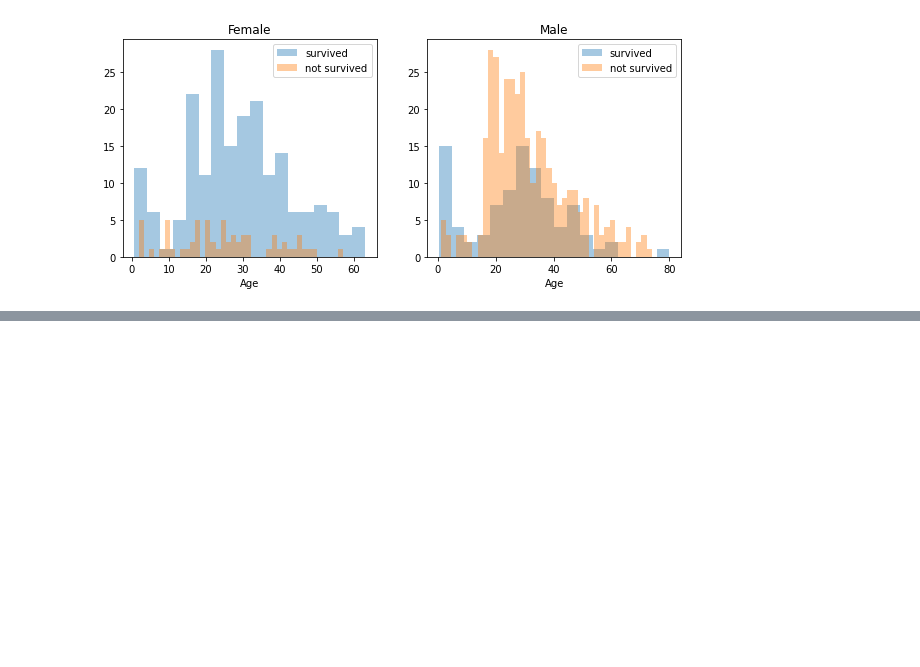
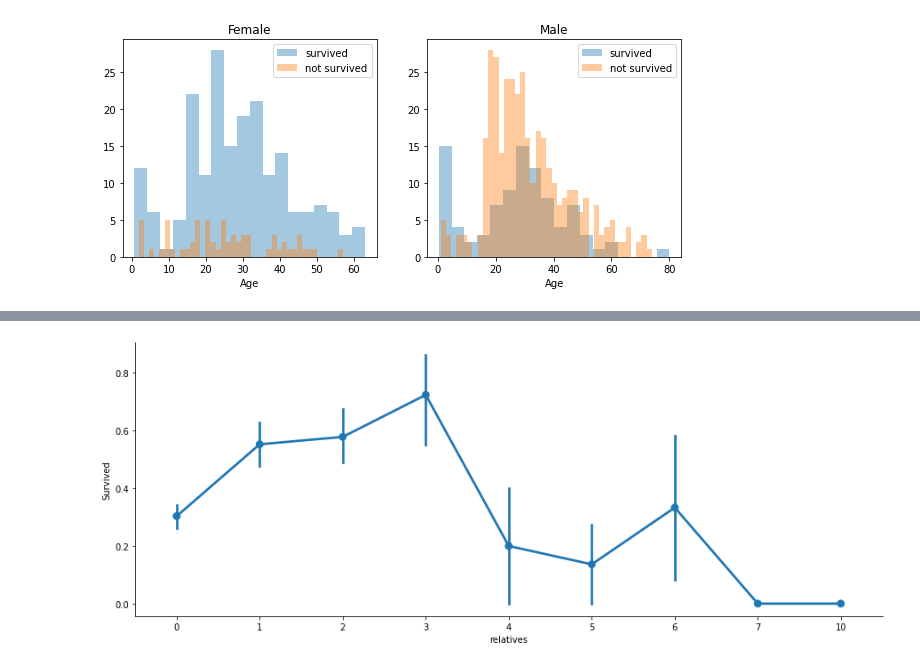
Before and after one commit to HowkMii/Titanic-ML-competition-kaggle, a Jupyter notebook: titanic.ipynb, the cells around one changed output, grey strips where cells are left out. Cells and saved outputs as stored; diff of their text form; code cells hidden in the pictures; blank space fills up the shorter version.

```diff
--- a/titanic.ipynb
+++ b/titanic.ipynb
@@ -147,0 +178,5 @@ _ = ax.set_title('Male')
+# %%
+axes = sns.factorplot('relatives','Survived',
+                      data=df_train, aspect = 2.5, )
+# %% [output]
+[figure, added]
```
Also changed, not shown: parts of 4 cells of this notebook.
